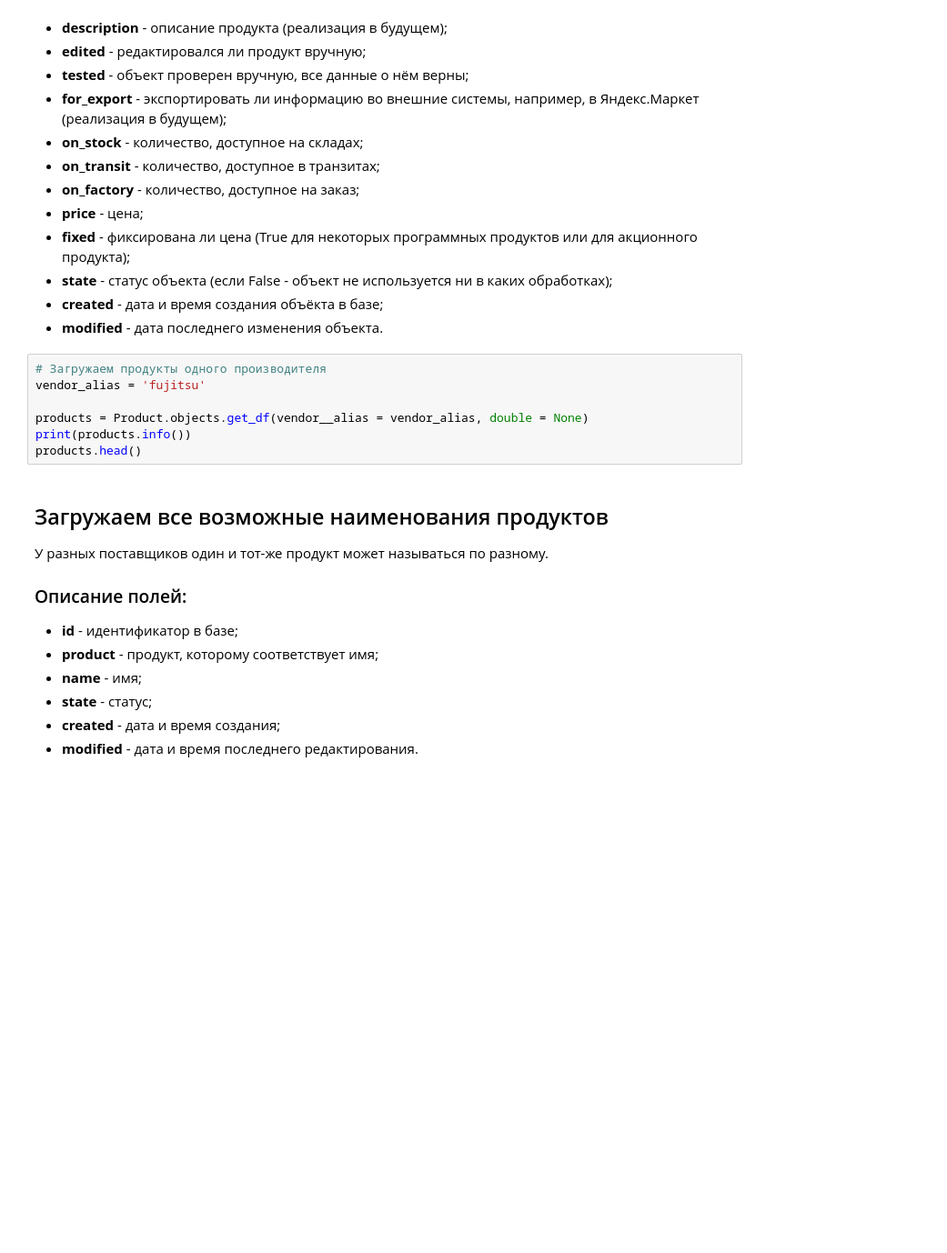
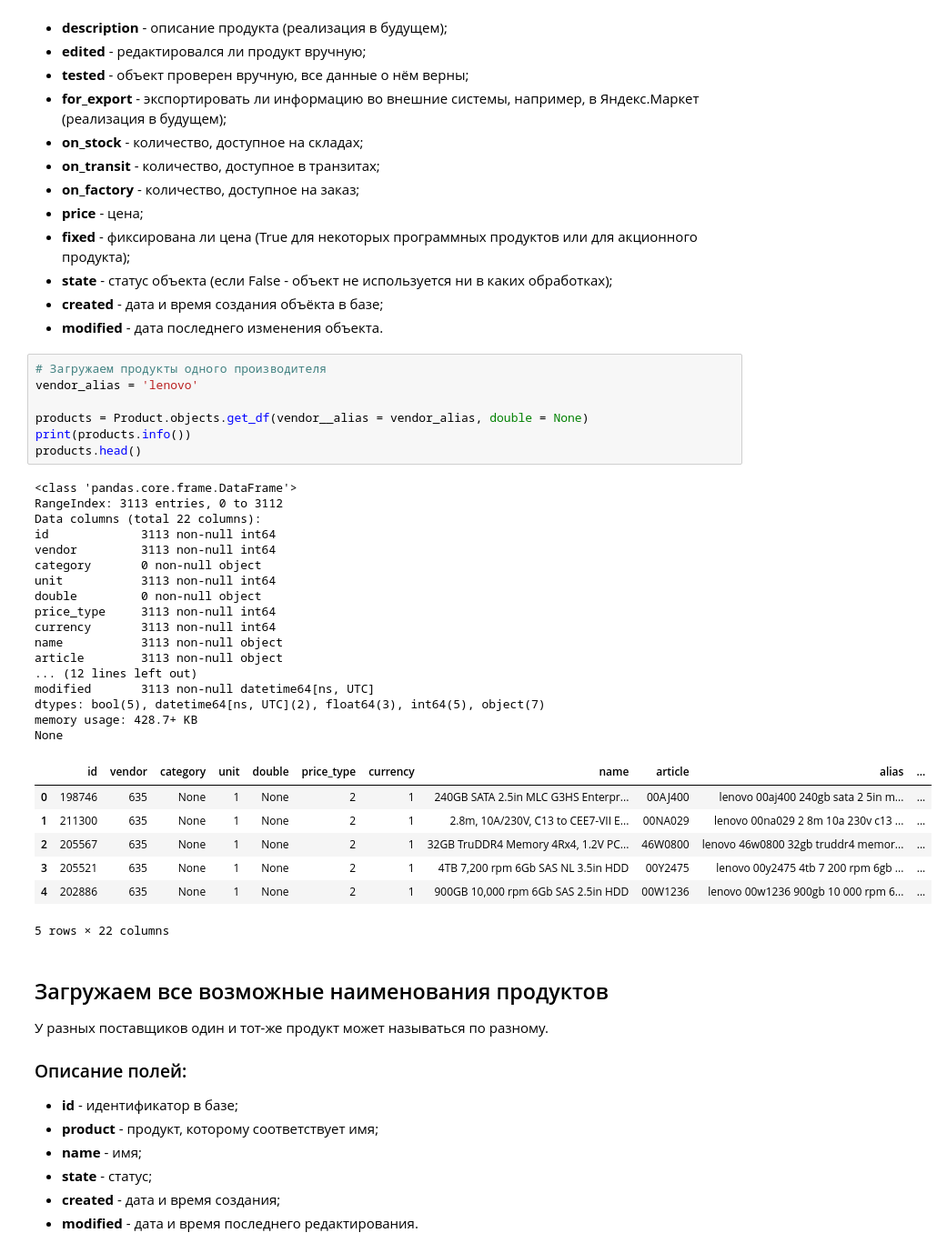
Before and after one commit to abezpalov/old.catalog, a Jupyter notebook: updaters/categoriser.ipynb, the cells around one changed output. Shown at 91% size. Cells and saved outputs as stored; diff of their text form; blank space fills up the shorter version.

```diff
--- a/updaters/categoriser.ipynb
+++ b/updaters/categoriser.ipynb
@@ -50,11 +50,36 @@ from catalog.models import *
 - **modified** - дата последнего изменения объекта.
 # %%
 # Загружаем продукты одного производителя
-vendor_alias = 'fujitsu'
+vendor_alias = 'lenovo'
 
 products = Product.objects.get_df(vendor__alias = vendor_alias, double = None)
 print(products.info())
 products.head()
+# %% [output]
+<class 'pandas.core.frame.DataFrame'>
+RangeIndex: 3113 entries, 0 to 3112
+Data columns (total 22 columns):
+id             3113 non-null int64
+vendor         3113 non-null int64
+category       0 non-null object
+unit           3113 non-null int64
+double         0 non-null object
+price_type     3113 non-null int64
+currency       3113 non-null int64
+name           3113 non-null object
+article        3113 non-null object
+... (12 lines left out)
+modified       3113 non-null datetime64[ns, UTC]
+dtypes: bool(5), datetime64[ns, UTC](2), float64(3), int64(5), object(7)
+memory usage: 428.7+ KB
+None
+|  | id | vendor | category | unit | double | price_type | currency | name | article | alias | ... |
+| 0 | 198746 | 635 | None | 1 | None | 2 | 1 | 240GB SATA 2.5in MLC G3HS Enterpr... | 00AJ400 | lenovo 00aj400 240gb sata 2 5in m... | ... |
+| 1 | 211300 | 635 | None | 1 | None | 2 | 1 | 2.8m, 10A/230V, C13 to CEE7-VII E... | 00NA029 | lenovo 00na029 2 8m 10a 230v c13 ... | ... |
+| 2 | 205567 | 635 | None | 1 | None | 2 | 1 | 32GB TruDDR4 Memory 4Rx4, 1.2V PC... | 46W0800 | lenovo 46w0800 32gb truddr4 memor... | ... |
+| 3 | 205521 | 635 | None | 1 | None | 2 | 1 | 4TB 7,200 rpm 6Gb SAS NL 3.5in HDD | 00Y2475 | lenovo 00y2475 4tb 7 200 rpm 6gb ... | ... |
+| 4 | 202886 | 635 | None | 1 | None | 2 | 1 | 900GB 10,000 rpm 6Gb SAS 2.5in HDD | 00W1236 | lenovo 00w1236 900gb 10 000 rpm 6... | ... |
+5 rows × 22 columns
 # %% [markdown]
 ## Загружаем все возможные наименования продуктов
 
```
Also changed, not shown: parts of 15 cells of this notebook, 20 other files.
